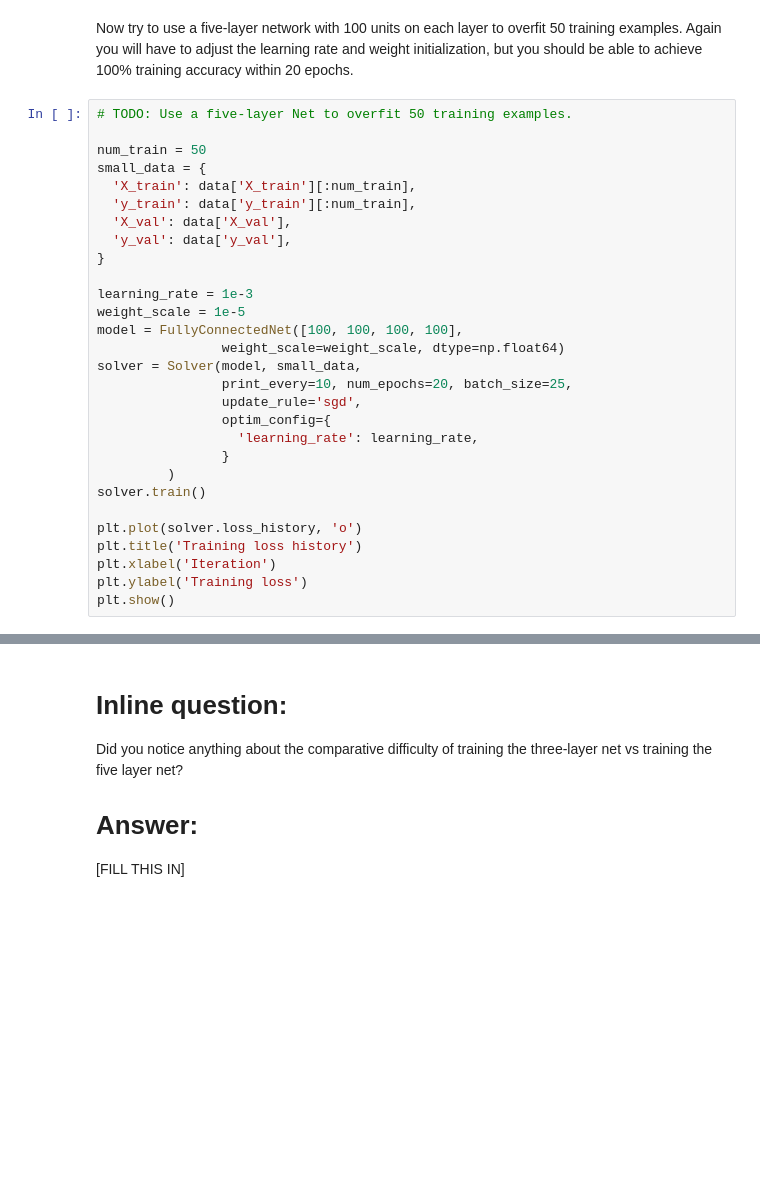
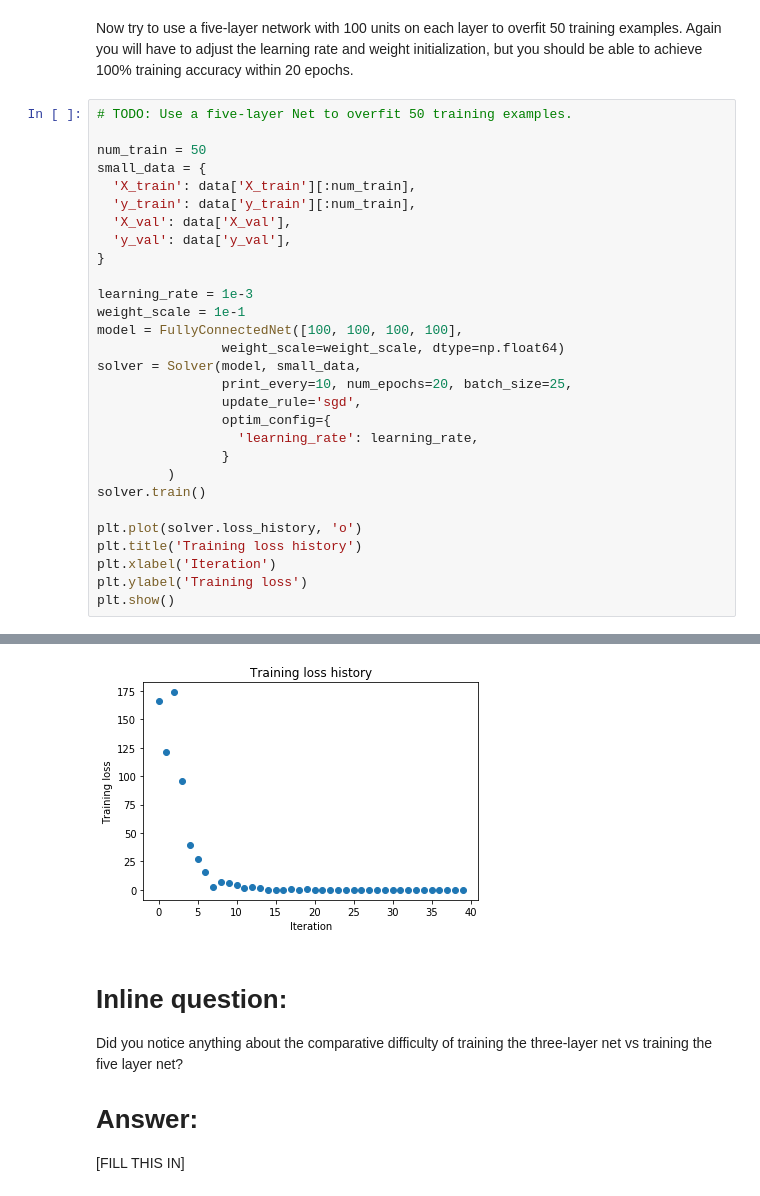
Before and after one commit to dragonasc2/HelloTensorFlow, a Jupyter notebook: CS231n/assignment2/FullyConnectedNets.ipynb, the cells around one changed output, grey strips where cells are left out. Saved outputs shown, nothing was run; the diff lists cells and outputs as text; blank space fills up the shorter version.

```diff
--- a/CS231n/assignment2/FullyConnectedNets.ipynb
+++ b/CS231n/assignment2/FullyConnectedNets.ipynb
@@ -406,7 +479,7 @@ small_data = {
 }
 
 learning_rate = 1e-3
-weight_scale = 1e-5
+weight_scale = 1e-1
 model = FullyConnectedNet([100, 100, 100, 100],
                 weight_scale=weight_scale, dtype=np.float64)
 solver = Solver(model, small_data,
@@ -423,3 +496,4 @@ plt.title('Training loss history')
 plt.xlabel('Iteration')
 plt.ylabel('Training loss')
 plt.show()
+# %% [output]
@@ -426,3 +517,4 @@ plt.show()
+[figure, added]
 # %% [markdown]
 # Inline question:
 Did you notice anything about the comparative difficulty of training the three-layer net vs training the five layer net?
```
Also changed, not shown: parts of 15 cells of this notebook, 3 other files.
